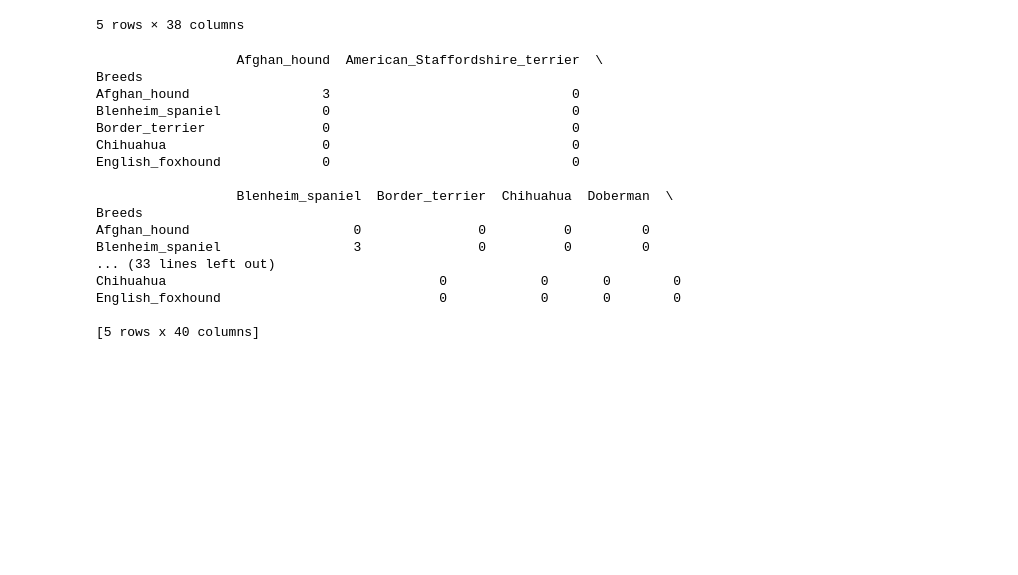
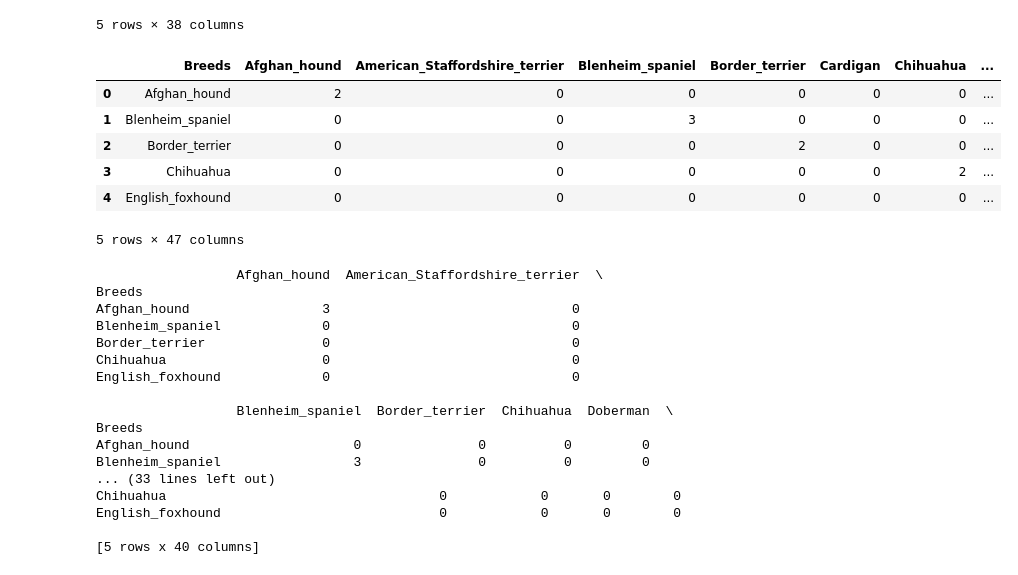
Before and after one commit to wuhua123/MachineLearning_Project, a Jupyter notebook: Final Project.ipynb, the cells around one changed output. Saved outputs shown, nothing was run; the diff lists cells and outputs as text; code cells hidden in the pictures; blank space fills up the shorter version.

```diff
--- a/Final Project.ipynb
+++ b/Final Project.ipynb
@@ -58,6 +103,16 @@ df3.head()
 | 3 | Chihuahua | 0 | 0 | 0 | 0 | 0 | 3 | ... |
 | 4 | English_foxhound | 0 | 0 | 0 | 0 | 0 | 0 | ... |
 5 rows × 38 columns
+# %%
+df4.head()
+# %% [output]
+|  | Breeds | Afghan_hound | American_Staffordshire_terrier | Blenheim_spaniel | Border_terrier | Cardigan | Chihuahua | ... |
+| 0 | Afghan_hound | 2 | 0 | 0 | 0 | 0 | 0 | ... |
+| 1 | Blenheim_spaniel | 0 | 0 | 3 | 0 | 0 | 0 | ... |
+| 2 | Border_terrier | 0 | 0 | 0 | 2 | 0 | 0 | ... |
+| 3 | Chihuahua | 0 | 0 | 0 | 0 | 0 | 2 | ... |
+| 4 | English_foxhound | 0 | 0 | 0 | 0 | 0 | 0 | ... |
+5 rows × 47 columns
 # %%
 # setting index as breeds
 df_cm = df2
```
Also changed, not shown: parts of 30 cells of this notebook, 3 other files.
